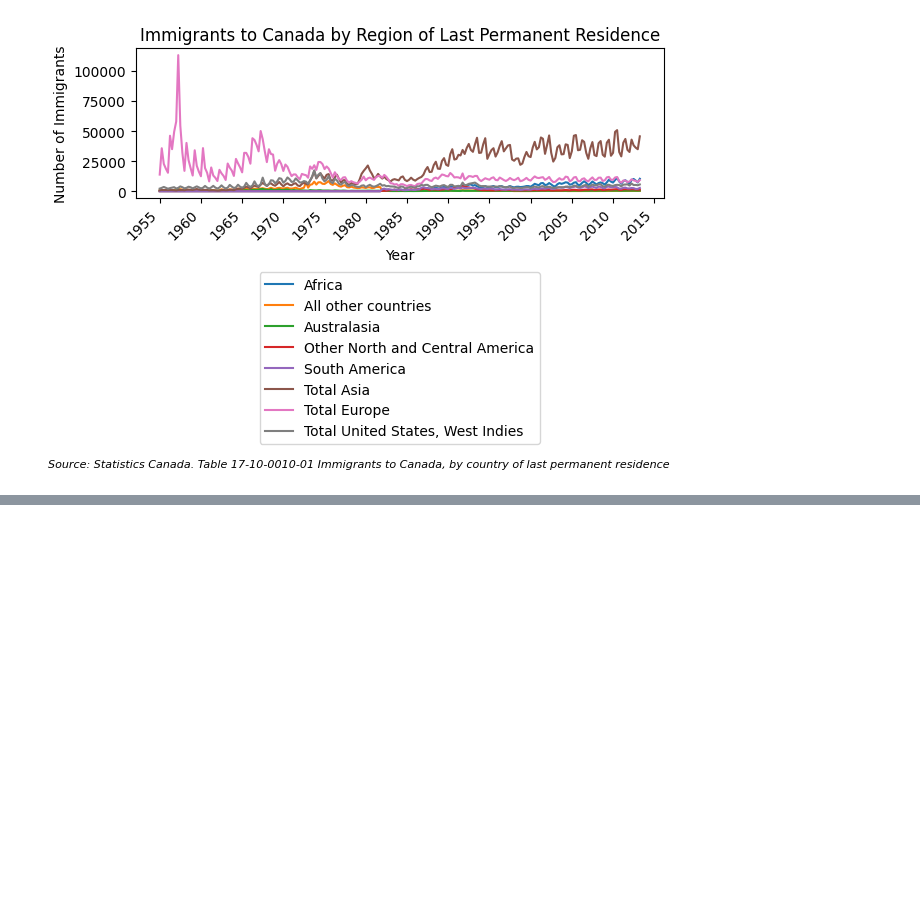
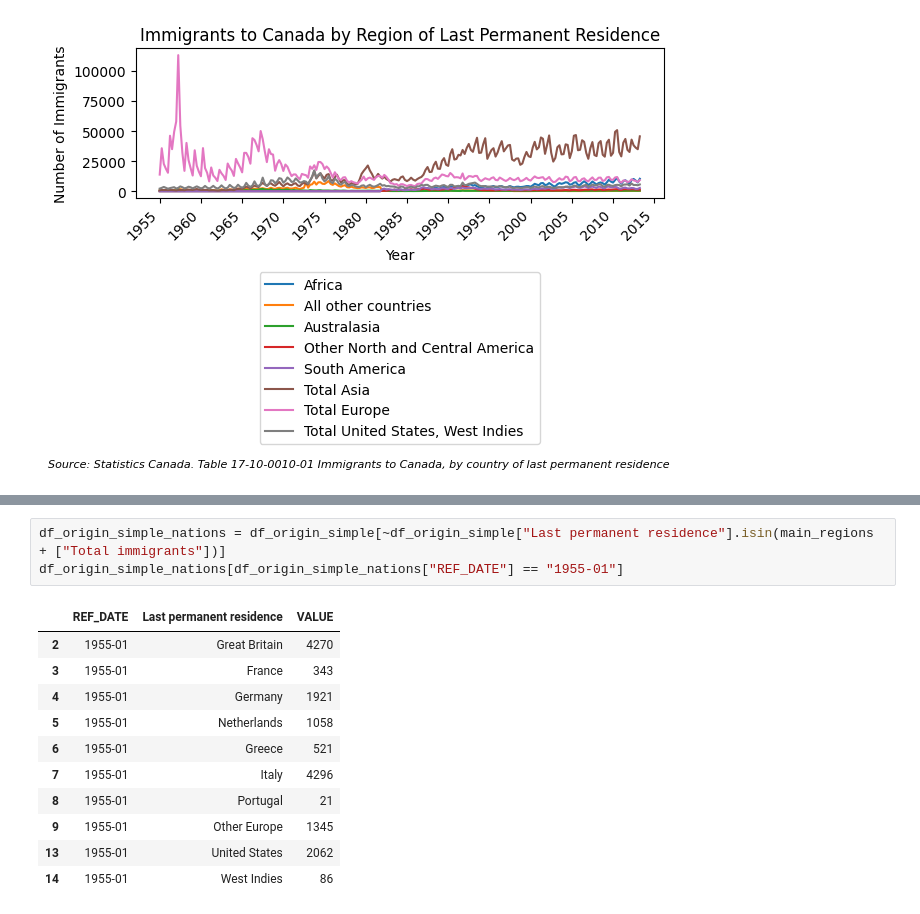
Before and after one commit to yrmo/gcinfo, a Jupyter notebook: immigrants-country-of-origin-1955-2013.ipynb, the cells around one changed output, grey strips where cells are left out. Cells and saved outputs as stored; diff of their text form; blank space fills up the shorter version.

```diff
--- a/immigrants-country-of-origin-1955-2013.ipynb
+++ b/immigrants-country-of-origin-1955-2013.ipynb
@@ -432,0 +444,15 @@ plt.show()
+# %%
+df_origin_simple_nations = df_origin_simple[~df_origin_simple["Last permanent residence"].isin(main_regions + ["Total immigrants"])]
+df_origin_simple_nations[df_origin_simple_nations["REF_DATE"] == "1955-01"]
+# %% [output]
+|  | REF_DATE | Last permanent residence | VALUE |
+| 2 | 1955-01 | Great Britain | 4270 |
+| 3 | 1955-01 | France | 343 |
+| 4 | 1955-01 | Germany | 1921 |
+| 5 | 1955-01 | Netherlands | 1058 |
+| 6 | 1955-01 | Greece | 521 |
+| 7 | 1955-01 | Italy | 4296 |
+| 8 | 1955-01 | Portugal | 21 |
+| 9 | 1955-01 | Other Europe | 1345 |
+| 13 | 1955-01 | United States | 2062 |
+| 14 | 1955-01 | West Indies | 86 |
```
Also changed, not shown: parts of 4 cells of this notebook.
